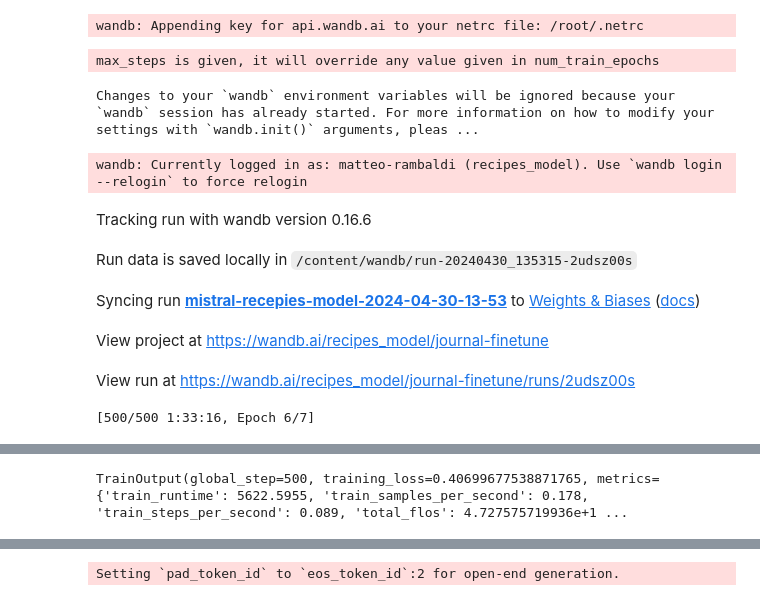
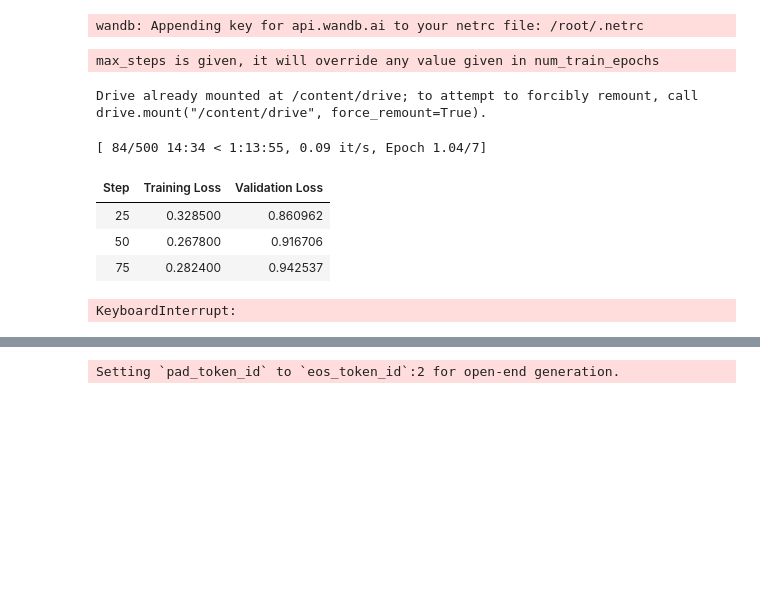
Before and after one commit to MattRamb97/Erasmus_Hardgainers, a Jupyter notebook: Recipes_model_v2.ipynb, the cells around one changed output, grey strips where cells are left out. Saved outputs shown, nothing was run; the diff lists cells and outputs as text; code cells hidden in the pictures; blank space fills up the shorter version.

```diff
--- a/Recipes_model_v2.ipynb
+++ b/Recipes_model_v2.ipynb
@@ -187,5 +185,5 @@ plot_data_lengths(tokenized_titles, tokenized_ingredients)
 # %%
-max_length = 365  # This was an appropriate max length for my dataset
+max_length = 350  # This was an appropriate max length for my dataset
 
 def generate_and_tokenize_prompt2(ingredients, title, instructions):
 
@@ -216,11 +214,11 @@ def generate_and_tokenize_prompt2(ingredients, title, instructions):
 
 # Tokenization of the dataset
 tokenized_data = []
-for title, ingredients, instructions in zip(df_ar['title'].iloc[:200], df_ar['ingredients'].iloc[:200], df_ar['instructions'].iloc[:200]):
-    title_result, ingredients_result, instructions_result = generate_and_tokenize_prompt2(title, ingredients, instructions)
+for ingredients, title, instructions in zip(df_ar['ingredients'].iloc[:200], df_ar['title'].iloc[:200], df_ar['instructions'].iloc[:200]):
+    ingredients_result, title_result, instructions_result = generate_and_tokenize_prompt2(ingredients, title, instructions)
     # Concatenating results into a single input
-    combined_input_ids = title_result["input_ids"] + ingredients_result["input_ids"] + instructions_result["input_ids"]
-    combined_labels = title_result["labels"] + ingredients_result["labels"] + instructions_result["labels"]
+    combined_input_ids = ingredients_result["input_ids"] + title_result["input_ids"] + instructions_result["input_ids"]
+    combined_labels = ingredients_result["labels"] + title_result["labels"] +  instructions_result["labels"]
     tokenized_data.append({'input_ids': combined_input_ids, 'labels': combined_labels})
 
 # Split data into training and evaluation datasets
@@ -402,91 +397,54 @@ wandb: Paste an API key from your profile and hit enter, or press ctrl+c to quit
  ··········
 wandb: Appending key for api.wandb.ai to your netrc file: /root/.netrc
 # %%
+from google.colab import drive
+drive.mount('/content/drive')
+
 import transformers
+from transformers import TrainingArguments, Trainer
 from datetime import datetime
-
-'''
-tokenized_titles2_train = tokenized_titles2[:100]
-tokenized_titles2_eval = tokenized_titles2[100:200]
-'''
+import torch
 
 project = "recepies-model"
 base_model_name = "mistral"
 run_name = base_model_name + "-" + project
 output_dir = "./" + run_name
-
-'''
-trainer = transformers.Trainer(
-    model=model,
-    train_dataset=tokenized_titles2_train,
-    eval_dataset=tokenized_titles2_eval,
-    args=transformers.TrainingArguments(
-        output_dir=output_dir,
-        warmup_steps=1,
-        per_device_train_batch_size=2,
-        gradient_accumulation_steps=1,
-        gradient_checkpointing=True,
-        max_steps=500,
-        learning_rate=2.5e-5, # Want a small lr for finetuning
-        fp16=True,
-        optim="paged_adamw_8bit",
-        logging_steps=25,              # When to start reporting loss
-        logging_dir="./logs",        # Directory for storing logs
-        save_strategy="steps",       # Save the model checkpoint every logging step
-        save_steps=25,                # Save checkpoints every 50 steps
-        evaluation_strategy="steps", # Evaluate the model every logging step
-        eval_steps=25,               # Evaluate and save checkpoints every 50 steps
-        do_eval=True,                # Perform evaluation at the end of training
-        report_to="wandb",           # Comment this out if you don't want to use weights & baises
-        run_name=f"{run_name}-{datetime.now().strftime('%Y-%m-%d-%H-%M')}"          # Name of the W&B run (optional)
-    ),
-    data_collator=transformers.DataCollatorForLanguageModeling(tokenizer, mlm=False),
-)
-
-model.config.use_cache = False  # silence the warnings. Please re-enable for inference!
-trainer.train()
-'''
-import transformers
-from transformers import TrainingArguments, Trainer
-from datetime import datetime
-import torch
 
 # Initialize Trainer with your model and tokenizer
 trainer = Trainer(
     model=model,
     args=TrainingArguments(
         output_dir='./output',
         warmup_steps=1,
         per_device_train_batch_size=2,
         gradient_accumulation_steps=1,
         gradient_checkpointing=True,
         max_steps=500,
         learning_rate=2.5e-5,
         fp16=True,
         optim="paged_adamw_8bit",
         logging_steps=25,
         logging_dir="./logs",
         save_strategy="steps",
         save_steps=25,
         evaluation_strategy="steps",
         eval_steps=25,
         do_eval=True,
         report_to="wandb",
         run_name=f"{run_name}-{datetime.now().strftime('%Y-%m-%d-%H-%M')}"
     ),
     train_dataset=train_dataset,
     eval_dataset=eval_dataset,
     data_collator=transformers.DataCollatorForLanguageModeling(tokenizer, mlm=False),
 )
 model.config.use_cache = False
 trainer.train()
 # %% [output]
 max_steps is given, it will override any value given in num_train_epochs
-Changes to your `wandb` environment variables will be ignored because your `wandb` session has already started. For more information on how to modify your settings with `wandb.init()` arguments, pleas ...
+Drive already mounted at /content/drive; to attempt to forcibly remount, call drive.mount("/content/drive", force_remount=True).
-wandb: Currently logged in as: matteo-rambaldi (recipes_model). Use `wandb login --relogin` to force relogin
+[ 84/500 14:34 < 1:13:55, 0.09 it/s, Epoch 1.04/7]
-Tracking run with wandb version 0.16.6
-Run data is saved locally in /content/wandb/run-20240430_135315-2udsz00s
-Syncing run mistral-recepies-model-2024-04-30-13-53 to Weights & Biases (docs)
-View project at https://wandb.ai/recipes_model/journal-finetune
-View run at https://wandb.ai/recipes_model/journal-finetune/runs/2udsz00s
+| Step | Training Loss | Validation Loss |
+| 25 | 0.328500 | 0.860962 |
+| 50 | 0.267800 | 0.916706 |
+| 75 | 0.282400 | 0.942537 |
-[500/500 1:33:16, Epoch 6/7]
+KeyboardInterrupt:
@@ -510,4 +451,3 @@ View run at https://wandb.ai/recipes_model/journal-finetune/runs/2udsz00s
-TrainOutput(global_step=500, training_loss=0.40699677538871765, metrics={'train_runtime': 5622.5955, 'train_samples_per_second': 0.178, 'train_steps_per_second': 0.089, 'total_flos': 4.727575719936e+1 ...
 # %%
 import torch
 from transformers import AutoTokenizer, AutoModelForCausalLM, BitsAndBytesConfig
```
Also changed, not shown: parts of 13 cells of this notebook.
